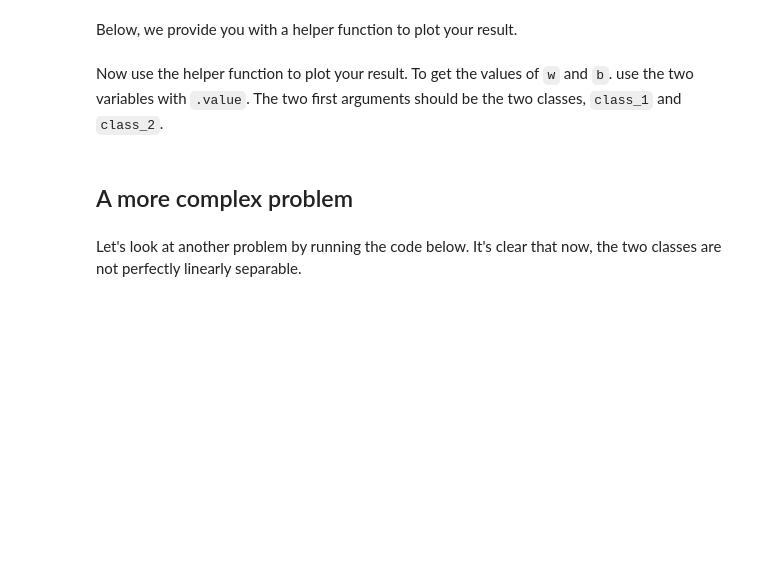
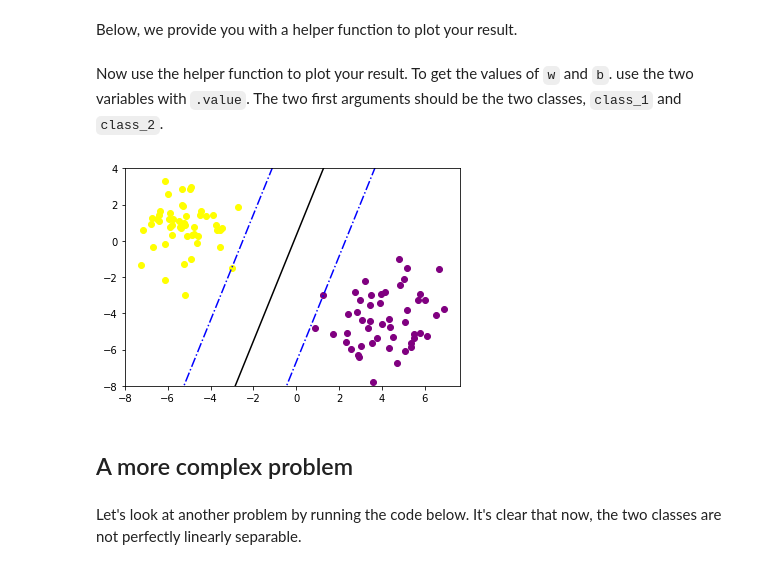
Before and after one commit to znob/dsc-3-33-03-building-an-svm-from-scratch-lab-nyc-career-ds-102218, a Jupyter notebook: index.ipynb, the cells around one changed output. Drawn from its saved outputs; the diff is of its cells as text; code cells hidden in the pictures; blank space fills up the shorter version.

```diff
--- a/index.ipynb
+++ b/index.ipynb
@@ -136,6 +136,10 @@ Now use the helper function to plot your result. To get the values of `w` and `b
 # %%
 w=w.value
 b=b.value
+# %%
+plotBoundaries(class_1,class_2,w,b)
+# %% [output]
+[figure, added]
 # %% [markdown]
 ## A more complex problem
 # %% [markdown]
```
Also changed, not shown: parts of 1 cell of this notebook.
